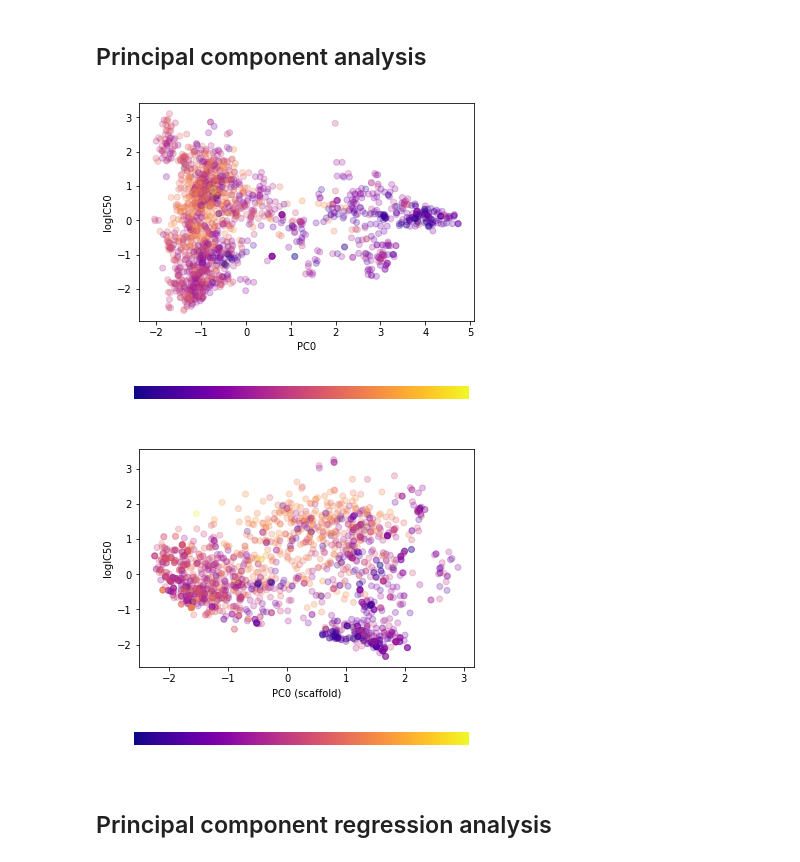
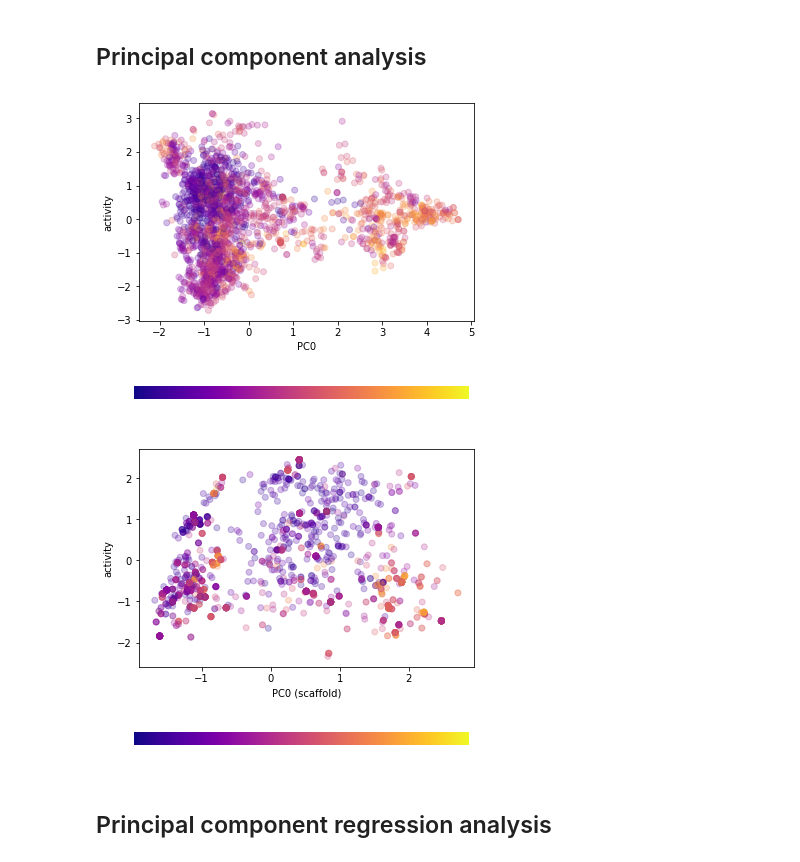
Before and after one commit to PuncocharM/scaffold-analysis-mad, a Jupyter notebook: exploratory-analysis.ipynb, the cells around one changed output. Drawn from its saved outputs; the diff is of its cells as text; code cells hidden in the pictures.

```diff
--- a/exploratory-analysis.ipynb
+++ b/exploratory-analysis.ipynb
@@ -26,8 +29,8 @@ df_molecules_std = pd.read_csv('secondary_data/df_molecules_std.csv', index_col=
 df_activity = pd.read_csv('secondary_data/df_activity.csv', index_col=0)
 # %%
 std_mols_clean = list(map(MolFromSmiles, df_molecules_std.std_smiles))
-# %%
-df_activity['logIC50'] = np.log10(df_activity.Standard_Value)
 # %%
 df_join = df_activity.join(df_molecules_std, on='std_inchi_key')
+# %%
+df_join.rename(lambda x:x.replace('pChEMBL_Value', 'activity'), axis='columns', inplace=True)
 # %%
@@ -136,17 +199,17 @@ pca_scaffold = PCA()
 pc_scaffold = pca_scaffold.fit_transform(scaffold_fps)
 # %%
 plt.xlabel('PC0')
-plt.ylabel('logIC50')
-plot_scatter_colormap(pc[:,0], pc[:,1], df_era.logIC50)
+plt.ylabel('activity')
+plot_scatter_colormap(pc[:,0], pc[:,1], df_era.activity)
 # %% [output]
-[figure, old version]
+[figure, new version]
 [figure]
 # %%
 plt.xlabel('PC0 (scaffold)')
-plt.ylabel('logIC50')
-plot_scatter_colormap(pc_scaffold[:,0], pc_scaffold[:,1],df_era.logIC50)
+plt.ylabel('activity')
+plot_scatter_colormap(pc_scaffold[:,0], pc_scaffold[:,1],df_era.activity)
 # %% [output]
-[figure, old version]
+[figure, new version]
 [figure]
 # %% [markdown]
 ## Principal component regression analysis
```
Also changed, not shown: parts of 73 cells of this notebook, 6 other files.
